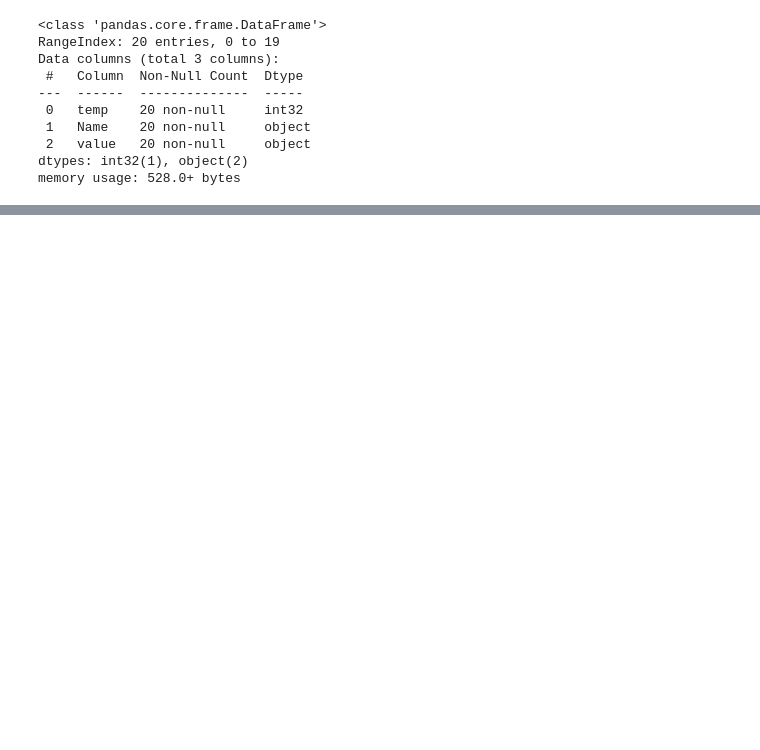
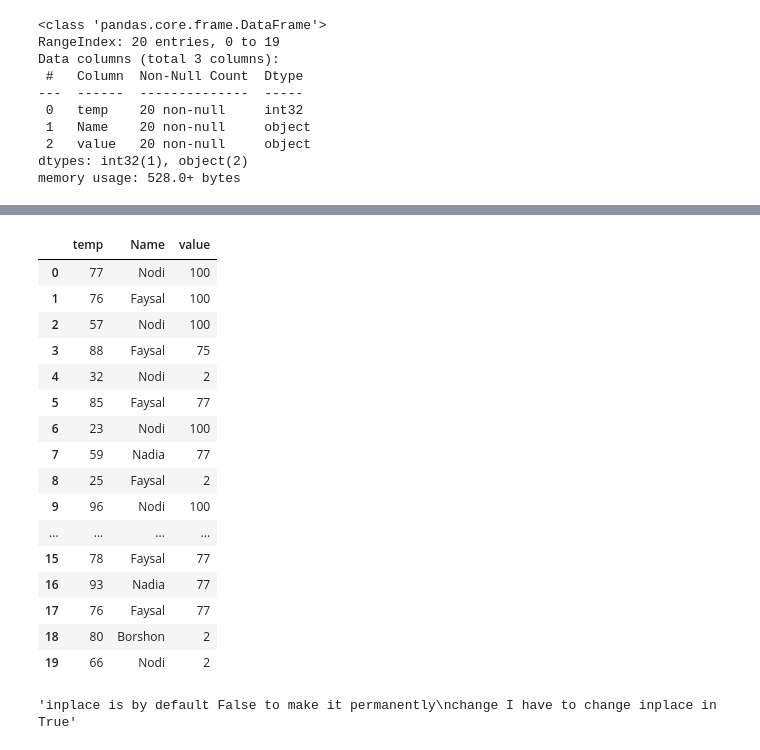
Before and after one commit to Faysal075/The-Complete-Machine-Learning-Course-with-Python-in-Bangla, a Jupyter notebook: Pandas.ipynb, the cells around one changed output, grey strips where cells are left out. Cells and saved outputs as stored; diff of their text form; code cells hidden in the pictures; blank space fills up the shorter version.

```diff
--- a/Pandas.ipynb
+++ b/Pandas.ipynb
@@ -196,0 +244,3 @@ array([[42, 'Borshon', '100'],
+# %%
+#Make any particular column to index
+df.set_index('temp')
@@ -196,0 +266,28 @@ array([[42, 'Borshon', '100'],
+# %%
+df
+# %% [output]
+|  | temp | Name | value |
+| 0 | 77 | Nodi | 100 |
+| 1 | 76 | Faysal | 100 |
+| 2 | 57 | Nodi | 100 |
+| 3 | 88 | Faysal | 75 |
+| 4 | 32 | Nodi | 2 |
+| 5 | 85 | Faysal | 77 |
+| 6 | 23 | Nodi | 100 |
+| 7 | 59 | Nadia | 77 |
+| 8 | 25 | Faysal | 2 |
+| 9 | 96 | Nodi | 100 |
+| ... | ... | ... | ... |
+| 15 | 78 | Faysal | 77 |
+| 16 | 93 | Nadia | 77 |
+| 17 | 76 | Faysal | 77 |
+| 18 | 80 | Borshon | 2 |
+| 19 | 66 | Nodi | 2 |
+# %%
+#For making the change permanently
+
+df.set_index('temp', inplace = True)
+
+#inplace is by default False to make it permanently change I have to change inplace in True
+# %% [output]
+'inplace is by default False to make it permanently\nchange I have to change inplace in True'
```
Also changed, not shown: parts of 19 cells of this notebook.
